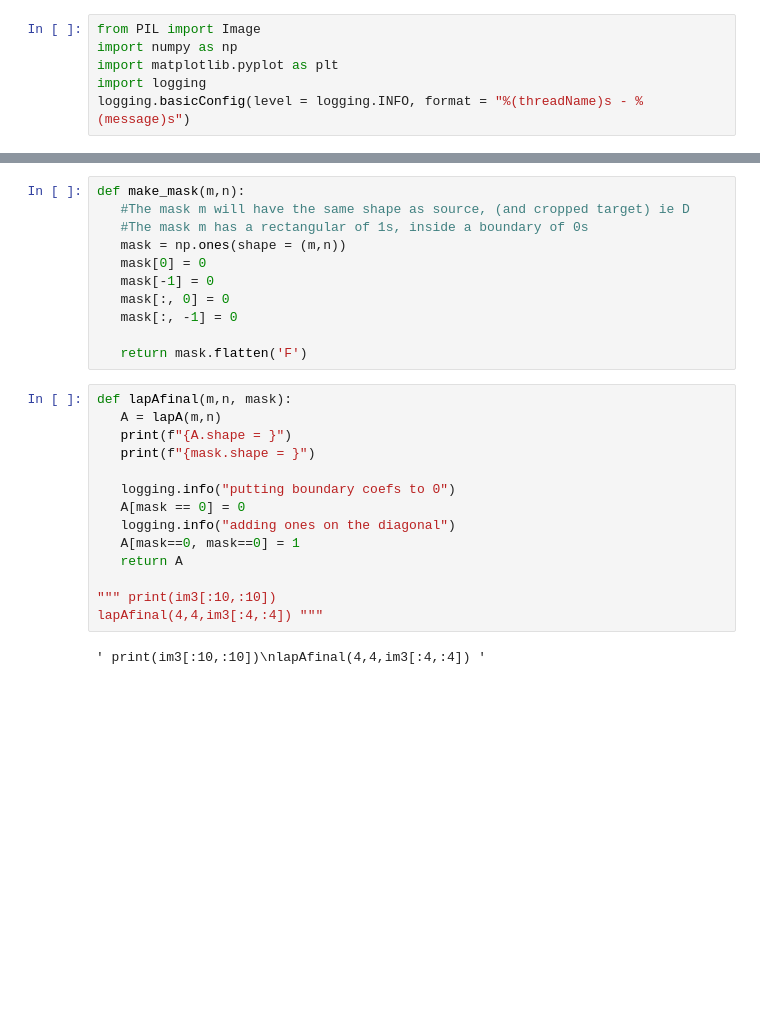
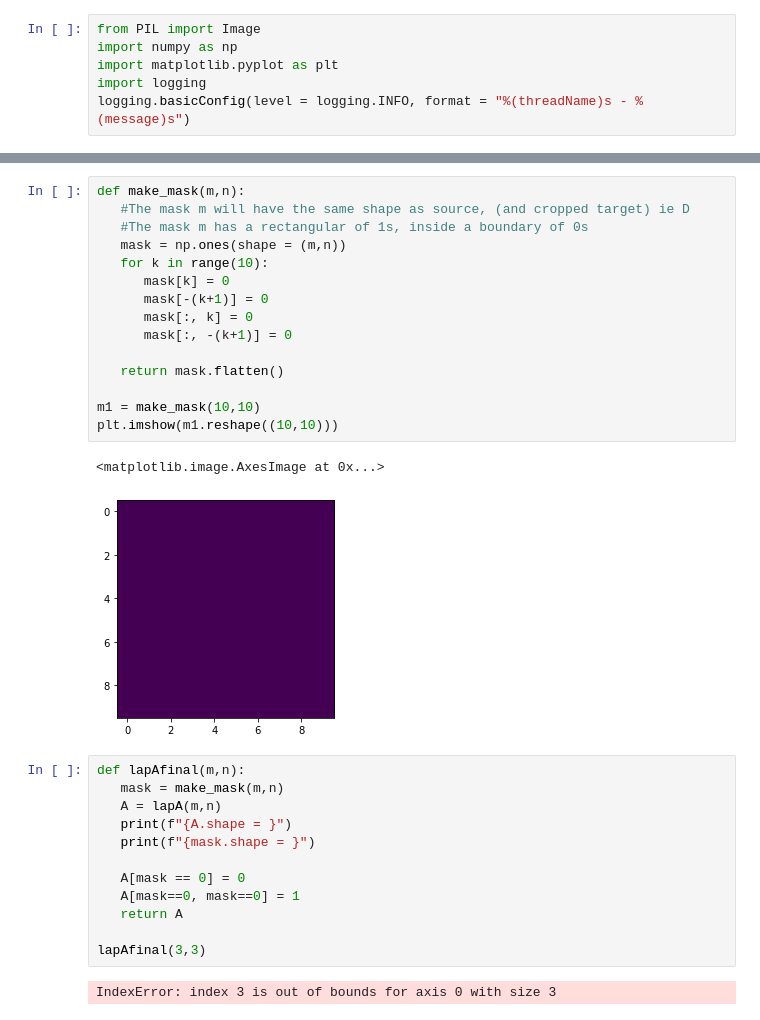
Before and after one commit to trenaudie/Poisson-Image-Editing, a Jupyter notebook: poisson-image.ipynb, the cells around one changed output, grey strips where cells are left out. Cells and saved outputs as stored; diff of their text form; blank space fills up the shorter version.

```diff
--- a/poisson-image.ipynb
+++ b/poisson-image.ipynb
@@ -200,29 +222,34 @@ def lapA(m:int ,n:int):
 # %%
 def make_mask(m,n):
    #The mask m will have the same shape as source, (and cropped target) ie D
    #The mask m has a rectangular of 1s, inside a boundary of 0s
    mask = np.ones(shape = (m,n))
-   mask[0] = 0
-   mask[-1] = 0
-   mask[:, 0] = 0
-   mask[:, -1] = 0
+   for k in range(10):
+      mask[k] = 0
+      mask[-(k+1)] = 0
+      mask[:, k] = 0
+      mask[:, -(k+1)] = 0
 
-   return mask.flatten('F')
+   return mask.flatten()
+
+m1 = make_mask(10,10)
+plt.imshow(m1.reshape((10,10)))
+# %% [output]
+<matplotlib.image.AxesImage at 0x...>
+[figure, added]
 # %%
-def lapAfinal(m,n, mask):
+def lapAfinal(m,n):
+   mask = make_mask(m,n)
    A = lapA(m,n)
    print(f"{A.shape = }")
    print(f"{mask.shape = }")
 
-   logging.info("putting boundary coefs to 0")
    A[mask == 0] = 0
-   logging.info("adding ones on the diagonal")
    A[mask==0, mask==0] = 1
    return A
 
-""" print(im3[:10,:10])
-lapAfinal(4,4,im3[:4,:4]) """
+lapAfinal(3,3)
 # %% [output]
-' print(im3[:10,:10])\nlapAfinal(4,4,im3[:4,:4]) '
+IndexError: index 3 is out of bounds for axis 0 with size 3
 # %%
 #b has (DeltaChi on D, Phi on boundary)
```
Also changed, not shown: parts of 7 cells of this notebook, 9 other files.
